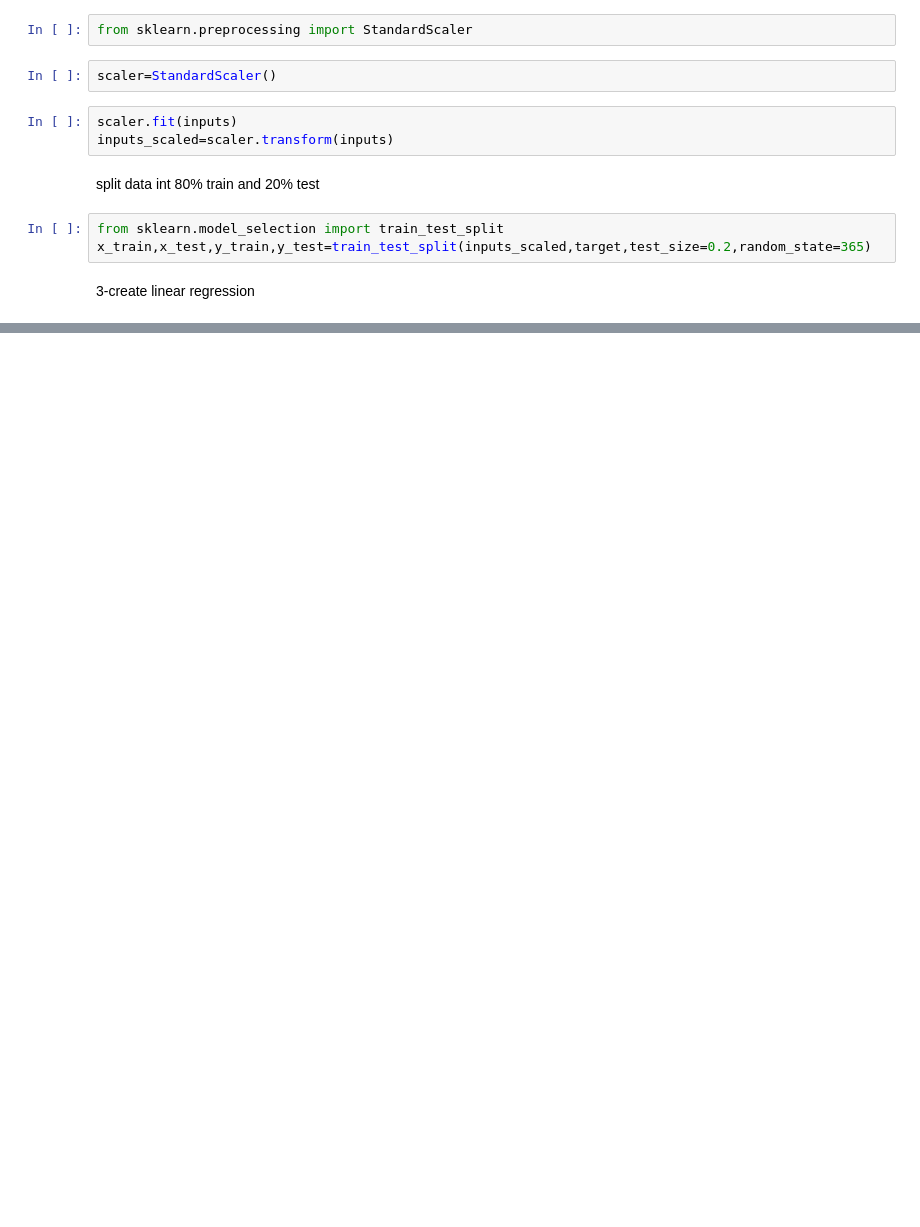
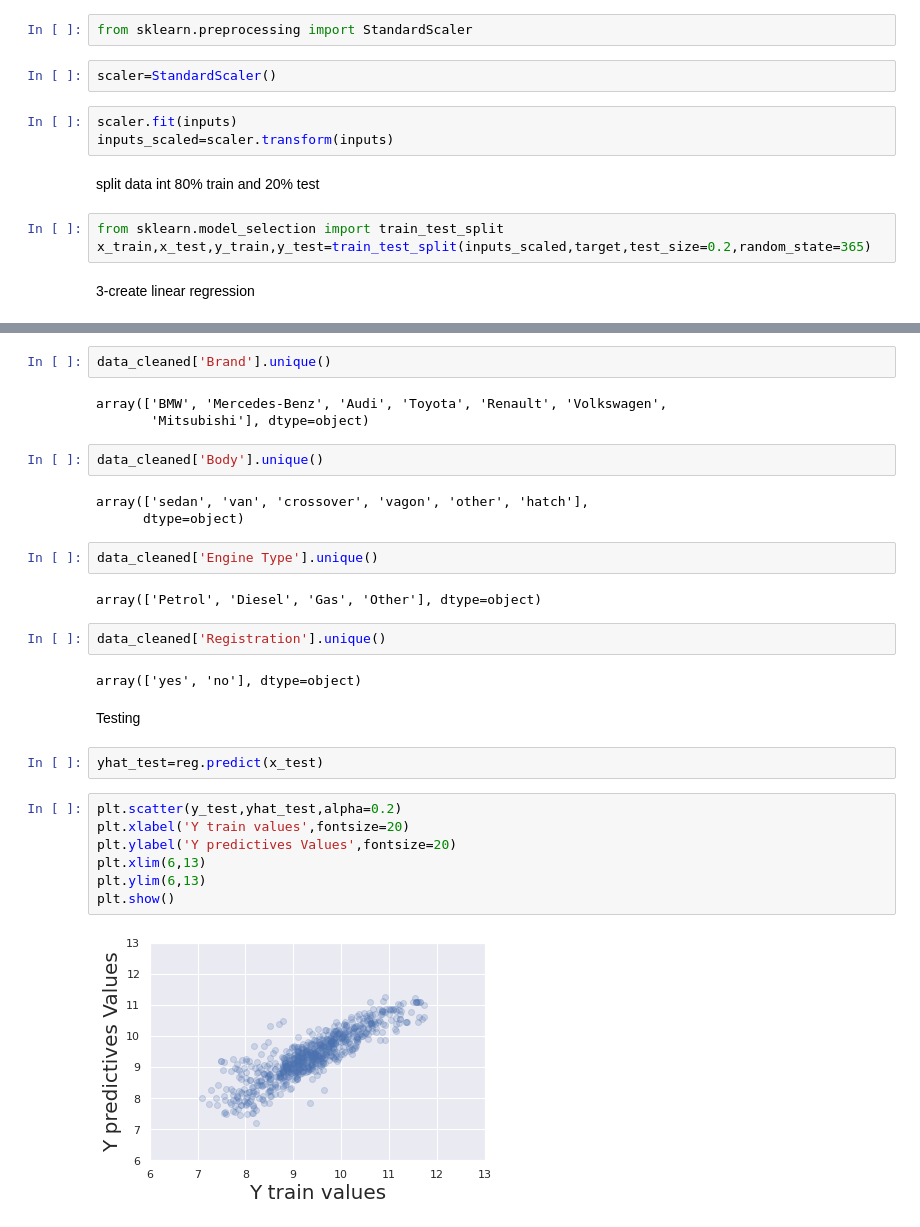
Before and after one commit to EngMdarwish/Data-Science--training, a Jupyter notebook: Cars.ipynb, the cells around one changed output, grey strips where cells are left out. Saved outputs shown, nothing was run; the diff lists cells and outputs as text; blank space fills up the shorter version.

```diff
--- a/Cars.ipynb
+++ b/Cars.ipynb
@@ -474,0 +566,31 @@ x_train,x_test,y_train,y_test=train_test_split(inputs_scaled,target,test_size=0.
+# %%
+data_cleaned['Brand'].unique()
+# %% [output]
+array(['BMW', 'Mercedes-Benz', 'Audi', 'Toyota', 'Renault', 'Volkswagen',
+       'Mitsubishi'], dtype=object)
+# %%
+data_cleaned['Body'].unique()
+# %% [output]
+array(['sedan', 'van', 'crossover', 'vagon', 'other', 'hatch'],
+      dtype=object)
+# %%
+data_cleaned['Engine Type'].unique()
+# %% [output]
+array(['Petrol', 'Diesel', 'Gas', 'Other'], dtype=object)
+# %%
+data_cleaned['Registration'].unique()
+# %% [output]
+array(['yes', 'no'], dtype=object)
+# %% [markdown]
+Testing
+# %%
+yhat_test=reg.predict(x_test)
+# %%
+plt.scatter(y_test,yhat_test,alpha=0.2)
+plt.xlabel('Y train values',fontsize=20)
+plt.ylabel('Y predictives Values',fontsize=20)
+plt.xlim(6,13)
+plt.ylim(6,13)
+plt.show()
+# %% [output]
+[figure, added]
```
Also changed, not shown: parts of 20 cells of this notebook.
